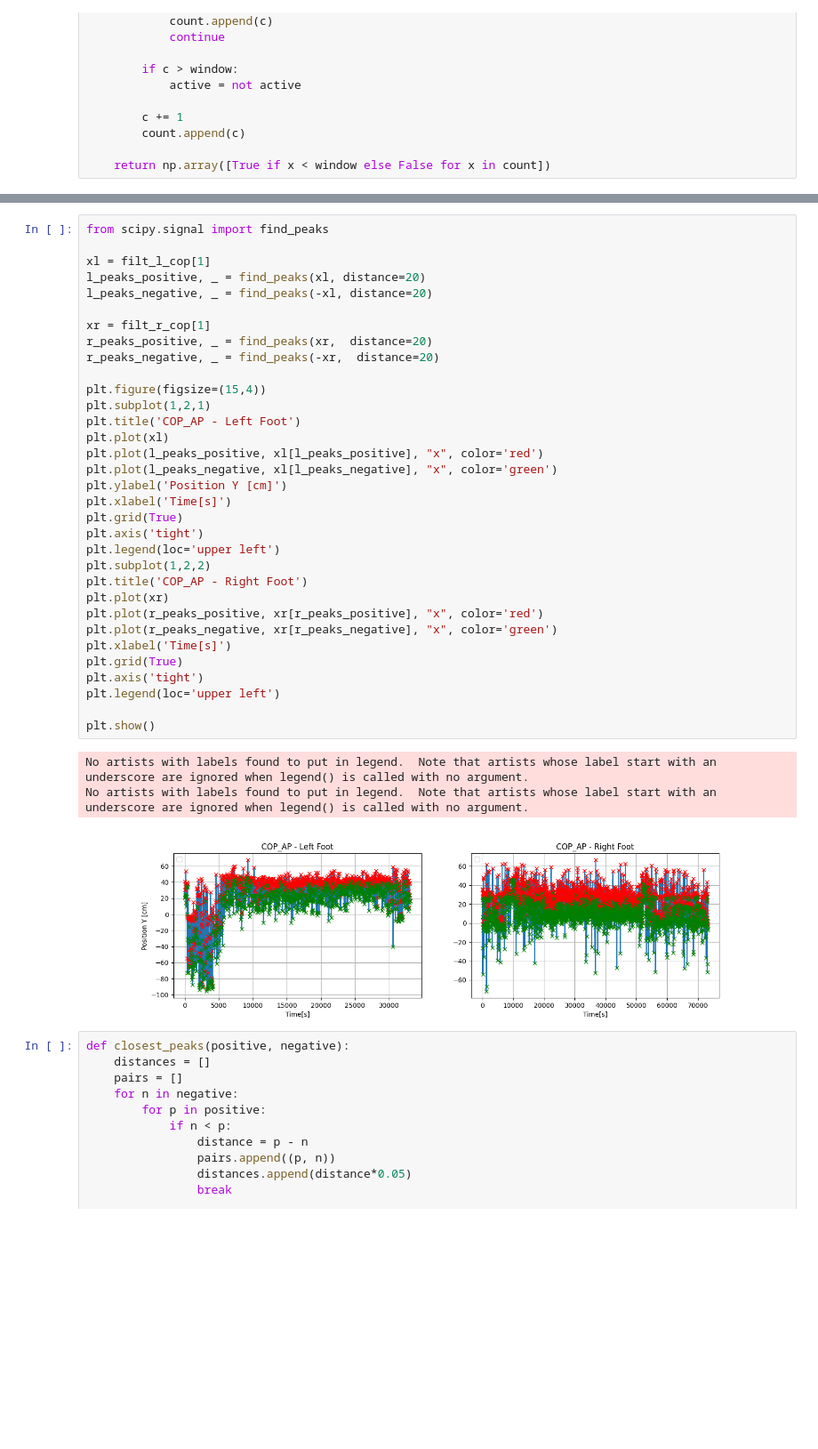
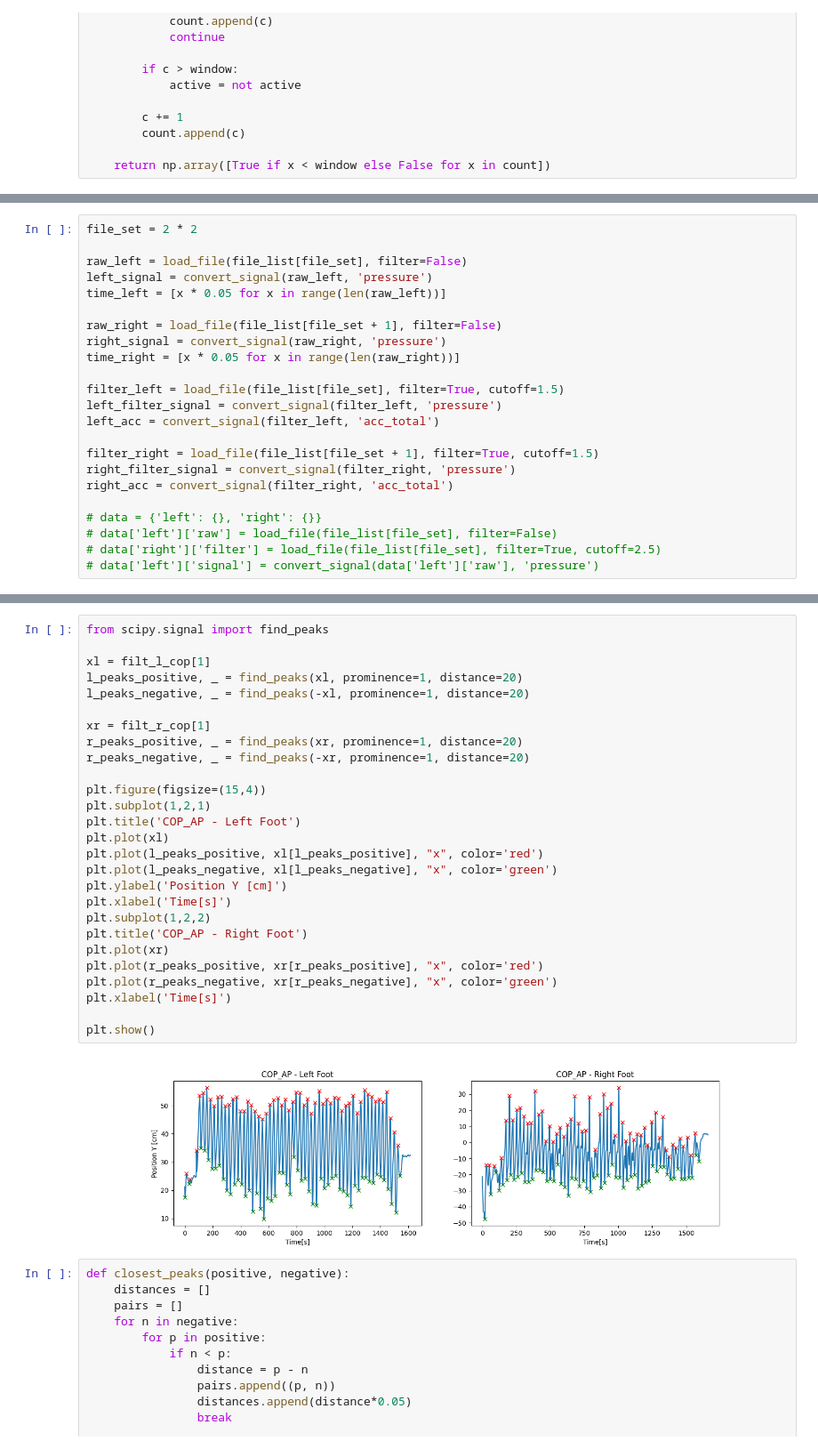
Before and after one commit to Sevastiyan/fs-projects, a Jupyter notebook: COP analysis/analysis.ipynb, the cells around one changed output, grey strips where cells are left out. Shown at 89% size. Saved outputs shown, nothing was run; the diff lists cells and outputs as text; blank space fills up the shorter version.

```diff
--- a/COP analysis/analysis.ipynb
+++ b/COP analysis/analysis.ipynb
@@ -253,0 +106,23 @@ def generate_mask(signal, threshold=7):
+# %%
+file_set = 2 * 2
+
+raw_left = load_file(file_list[file_set], filter=False)
+left_signal = convert_signal(raw_left, 'pressure')
+time_left = [x * 0.05 for x in range(len(raw_left))]
+
+raw_right = load_file(file_list[file_set + 1], filter=False)
+right_signal = convert_signal(raw_right, 'pressure')
+time_right = [x * 0.05 for x in range(len(raw_right))]
+
+filter_left = load_file(file_list[file_set], filter=True, cutoff=1.5)
+left_filter_signal = convert_signal(filter_left, 'pressure')
+left_acc = convert_signal(filter_left, 'acc_total')
+
+filter_right = load_file(file_list[file_set + 1], filter=True, cutoff=1.5)
+right_filter_signal = convert_signal(filter_right, 'pressure')
+right_acc = convert_signal(filter_right, 'acc_total')
+
+# data = {'left': {}, 'right': {}}
+# data['left']['raw'] = load_file(file_list[file_set], filter=False)
+# data['right']['filter'] = load_file(file_list[file_set], filter=True, cutoff=2.5)
+# data['left']['signal'] = convert_signal(data['left']['raw'], 'pressure')
@@ -323,40 +272,32 @@ Peak Detection
 # %%
 from scipy.signal import find_peaks
 
 xl = filt_l_cop[1]
-l_peaks_positive, _ = find_peaks(xl, distance=20)
-l_peaks_negative, _ = find_peaks(-xl, distance=20)
+l_peaks_positive, _ = find_peaks(xl, prominence=1, distance=20)
+l_peaks_negative, _ = find_peaks(-xl, prominence=1, distance=20)
 
 xr = filt_r_cop[1]
-r_peaks_positive, _ = find_peaks(xr,  distance=20)
-r_peaks_negative, _ = find_peaks(-xr,  distance=20)
+r_peaks_positive, _ = find_peaks(xr, prominence=1, distance=20)
+r_peaks_negative, _ = find_peaks(-xr, prominence=1, distance=20)
 
 plt.figure(figsize=(15,4))
 plt.subplot(1,2,1)
 plt.title('COP_AP - Left Foot')
 plt.plot(xl)
 plt.plot(l_peaks_positive, xl[l_peaks_positive], "x", color='red')
 plt.plot(l_peaks_negative, xl[l_peaks_negative], "x", color='green')
 plt.ylabel('Position Y [cm]')
 plt.xlabel('Time[s]')
-plt.grid(True)
-plt.axis('tight')
-plt.legend(loc='upper left')
 plt.subplot(1,2,2)
 plt.title('COP_AP - Right Foot')
 plt.plot(xr)
 plt.plot(r_peaks_positive, xr[r_peaks_positive], "x", color='red')
 plt.plot(r_peaks_negative, xr[r_peaks_negative], "x", color='green')
 plt.xlabel('Time[s]')
-plt.grid(True)
-plt.axis('tight')
-plt.legend(loc='upper left')
 
 plt.show()
 # %% [output]
-No artists with labels found to put in legend.  Note that artists whose label start with an underscore are ignored when legend() is called with no argument.
-No artists with labels found to put in legend.  Note that artists whose label start with an underscore are ignored when legend() is called with no argument.
-[figure, old version]
+[figure, new version]
 # %%
 def closest_peaks(positive, negative):
     distances = []
```
Also changed, not shown: parts of 25 cells of this notebook, 4 other files.
